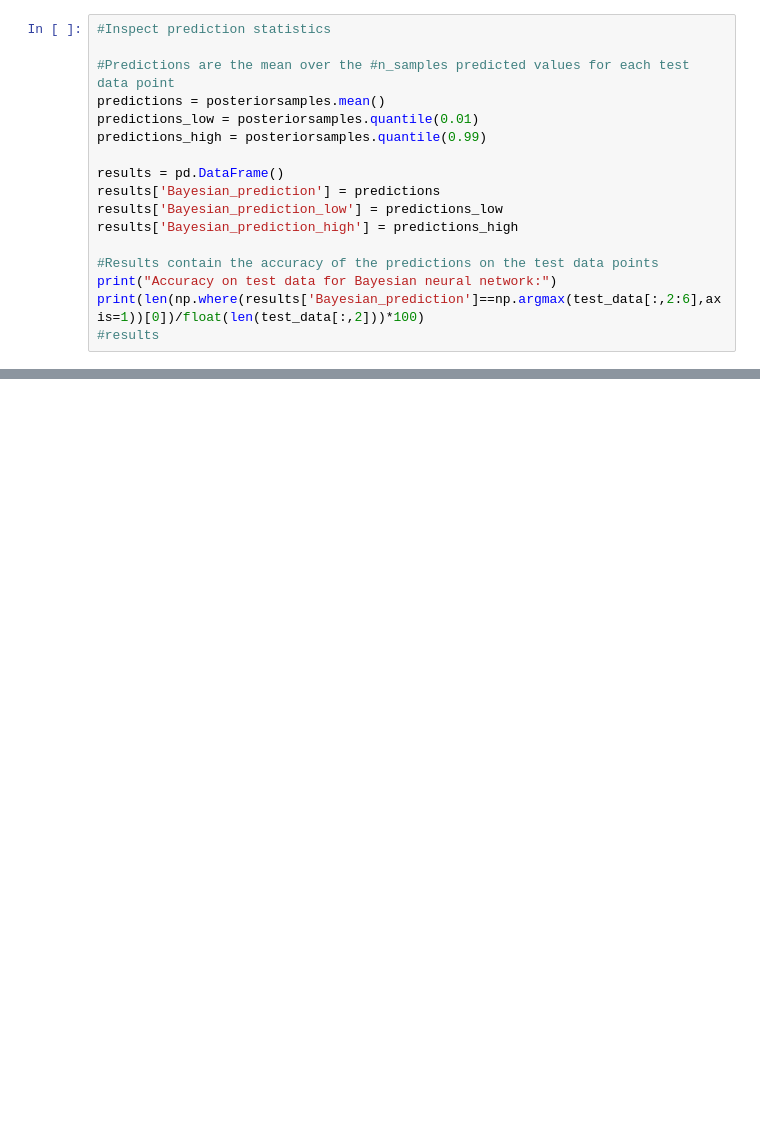
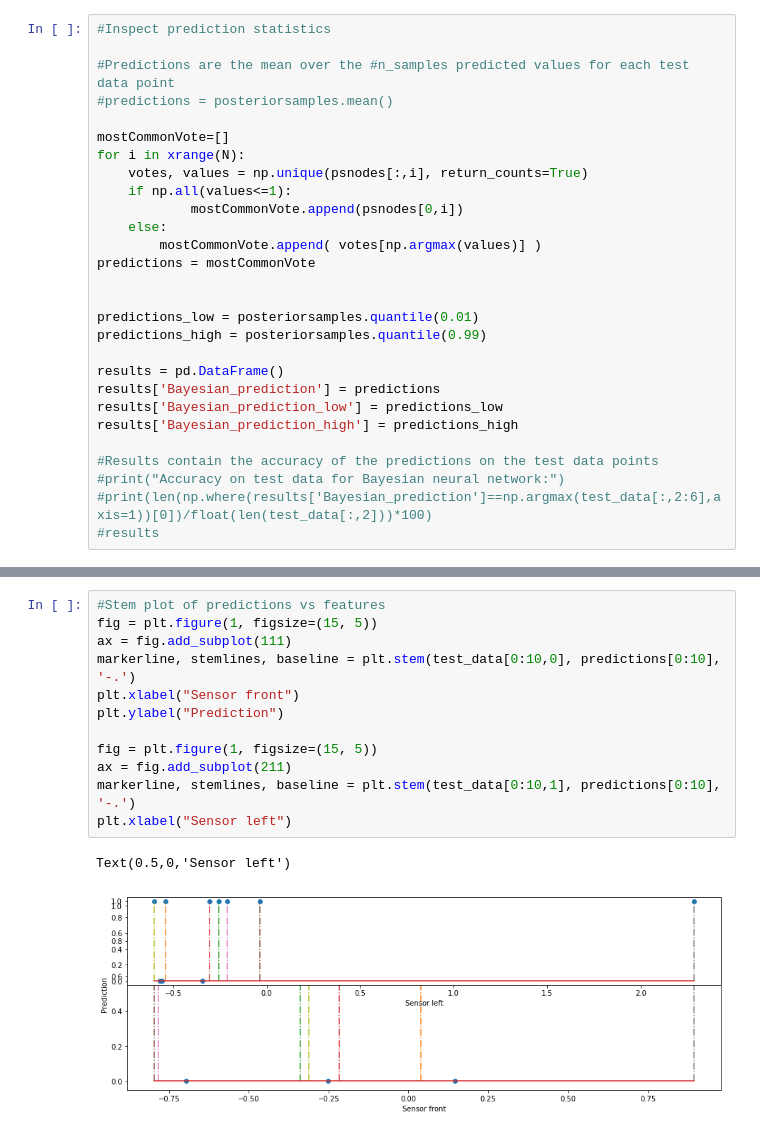
Before and after one commit to ichalkiad/model_compression_bnn, a Jupyter notebook: src/VisualiseBayesianTraining.ipynb, the cells around one changed output, grey strips where cells are left out. Cells and saved outputs as stored; diff of their text form; blank space fills up the shorter version.

```diff
--- a/src/VisualiseBayesianTraining.ipynb
+++ b/src/VisualiseBayesianTraining.ipynb
@@ -58,7 +60,18 @@ print("Took", np.int(time.time() - t0), "secs.")
 #Inspect prediction statistics
 
 #Predictions are the mean over the #n_samples predicted values for each test data point
-predictions = posteriorsamples.mean()
+#predictions = posteriorsamples.mean()
+
+mostCommonVote=[]
+for i in xrange(N):
+    votes, values = np.unique(psnodes[:,i], return_counts=True)
+    if np.all(values<=1):
+            mostCommonVote.append(psnodes[0,i])
+    else:
+        mostCommonVote.append( votes[np.argmax(values)] )
+predictions = mostCommonVote
+
+
 predictions_low = posteriorsamples.quantile(0.01)
 predictions_high = posteriorsamples.quantile(0.99)
 
@@ -68,8 +81,8 @@ results['Bayesian_prediction_low'] = predictions_low
 results['Bayesian_prediction_high'] = predictions_high
 
 #Results contain the accuracy of the predictions on the test data points
-print("Accuracy on test data for Bayesian neural network:")
-print(len(np.where(results['Bayesian_prediction']==np.argmax(test_data[:,2:6],axis=1))[0])/float(len(test_data[:,2]))*100)
+#print("Accuracy on test data for Bayesian neural network:")
+#print(len(np.where(results['Bayesian_prediction']==np.argmax(test_data[:,2:6],axis=1))[0])/float(len(test_data[:,2]))*100)
 #results
 # %%
 #Visualise one (random) prediction and associated uncertainty
@@ -87,0 +118,15 @@ plt.title("Results for test data point " + str(test_sample_number))
+# %%
+#Stem plot of predictions vs features
+fig = plt.figure(1, figsize=(15, 5))
+ax = fig.add_subplot(111)
+markerline, stemlines, baseline = plt.stem(test_data[0:10,0], predictions[0:10], '-.')
+plt.xlabel("Sensor front")
+plt.ylabel("Prediction")
+
+fig = plt.figure(1, figsize=(15, 5))
+ax = fig.add_subplot(211)
+markerline, stemlines, baseline = plt.stem(test_data[0:10,1], predictions[0:10], '-.')
+plt.xlabel("Sensor left")
+# %% [output]
+Text(0.5,0,'Sensor left')
+[figure, added]
```
Also changed, not shown: parts of 5 cells of this notebook.
